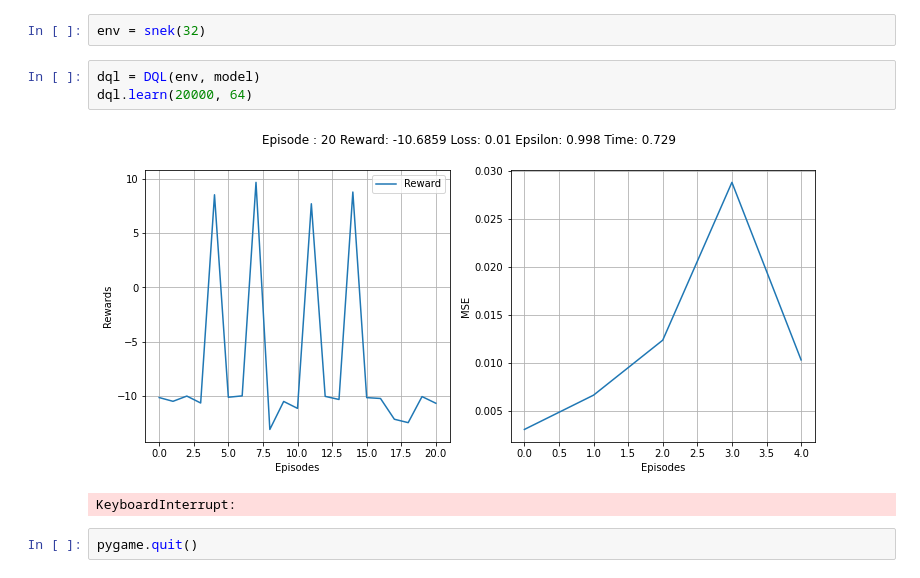
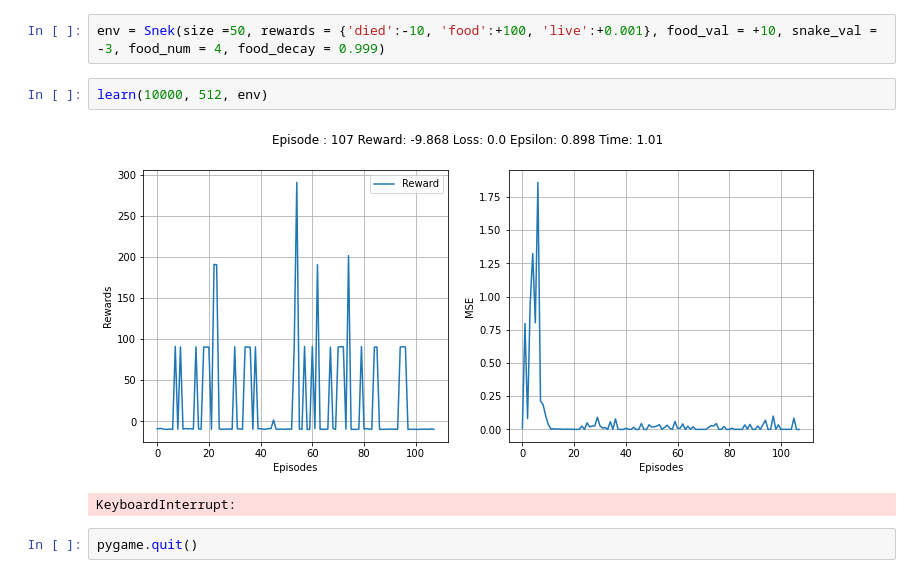
Before and after one commit to veera2508/AI-Learns-Snake, a Jupyter notebook: Game/Snake.ipynb, the cells around one changed output. Drawn from its saved outputs; the diff is of its cells as text.

Commit message:
need to train (food decay exp)

```diff
--- a/Game/Snake.ipynb
+++ b/Game/Snake.ipynb
@@ -118,10 +135,9 @@ print(tf.__version__)
-# %%
-env = snek(32)
-# %%
-dql = DQL(env, model)
-dql.learn(20000, 64)
-# %% [output]
-[figure, removed]
-KeyboardInterrupt:
+# %%
+env = Snek(size =50, rewards = {'died':-10, 'food':+100, 'live':+0.001}, food_val = +10, snake_val = -3, food_num = 4, food_decay = 0.999)
+# %%
+learn(10000, 512, env)
+# %% [output]
+[figure, added]
+KeyboardInterrupt:
 # %%
 pygame.quit()
```
Also changed, not shown: parts of 2 cells of this notebook, 3 other files.
